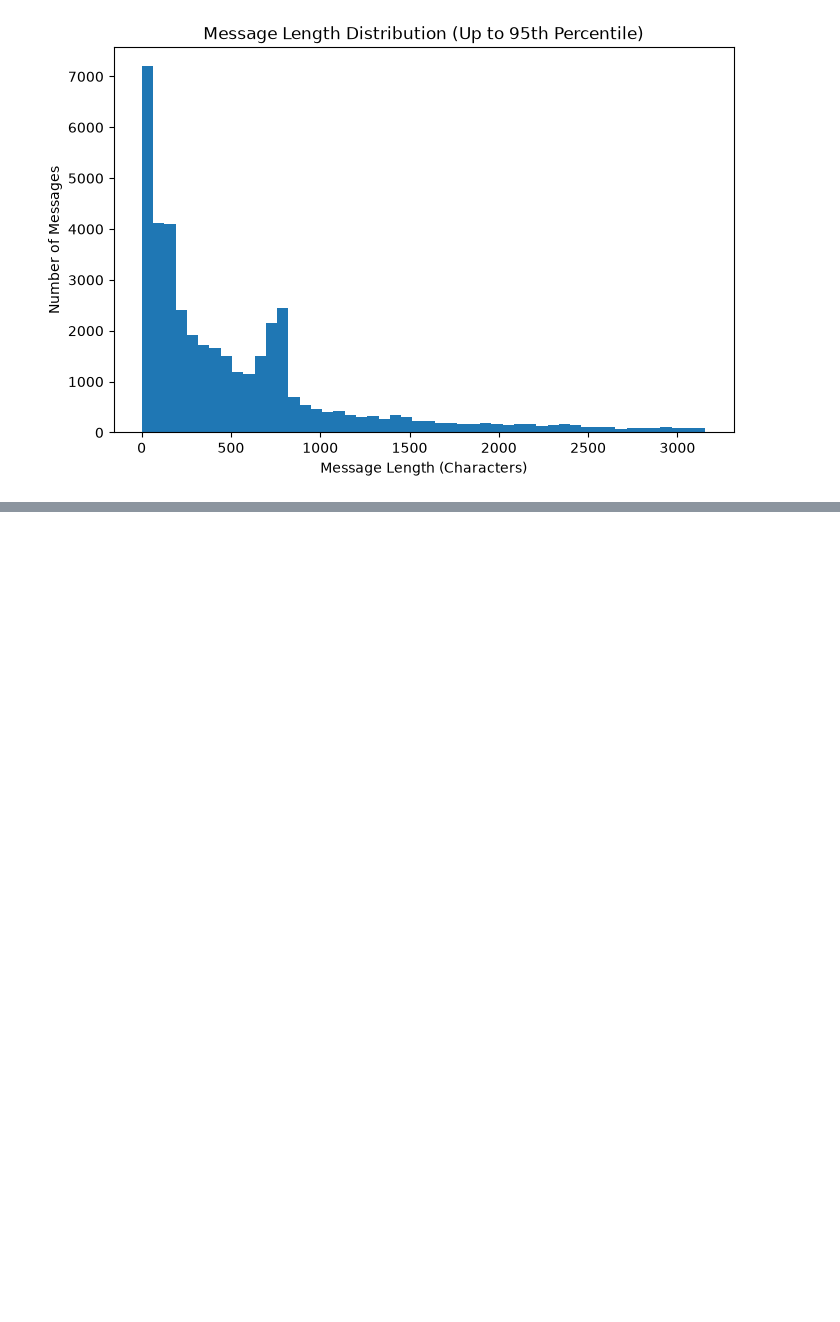
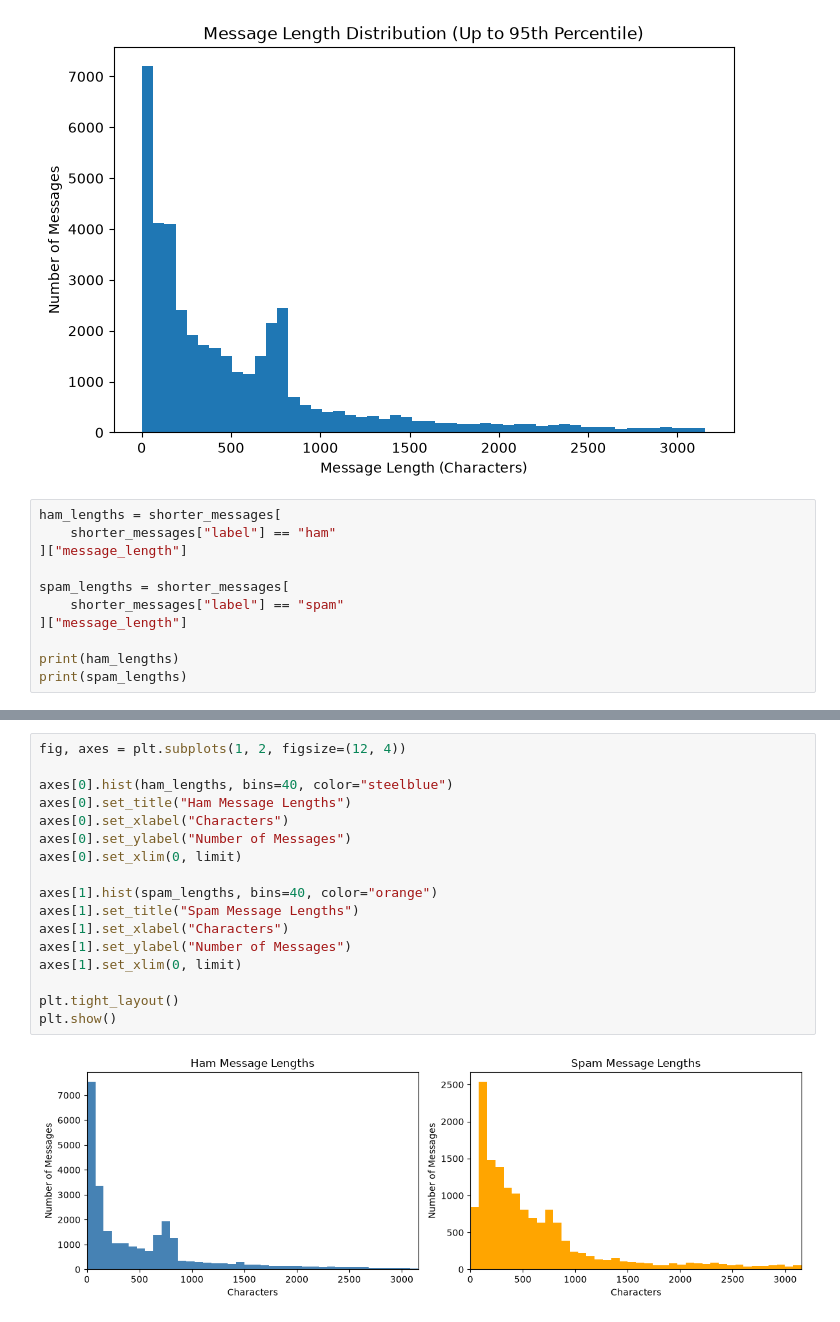
Before and after one commit to Ridwan805/spam-message-detection-ml, a Jupyter notebook: notebooks/spam_detection.ipynb, the cells around one changed output, grey strips where cells are left out. Cells and saved outputs as stored; diff of their text form; blank space fills up the shorter version.

Commit message:
Add message length visualization and IQR outlier analysis

```diff
--- a/notebooks/spam_detection.ipynb
+++ b/notebooks/spam_detection.ipynb
@@ -369,3 +386,14 @@ plt.title("Message Length Distribution (Up to 95th Percentile)")
 plt.show()
 # %% [output]
 [figure]
+# %%
+ham_lengths = shorter_messages[
+    shorter_messages["label"] == "ham"
+]["message_length"]
+
+spam_lengths = shorter_messages[
+    shorter_messages["label"] == "spam"
+]["message_length"]
+
+print(ham_lengths)
+print(spam_lengths)
@@ -371,0 +418,19 @@ plt.show()
+# %%
+fig, axes = plt.subplots(1, 2, figsize=(12, 4))
+
+axes[0].hist(ham_lengths, bins=40, color="steelblue")
+axes[0].set_title("Ham Message Lengths")
+axes[0].set_xlabel("Characters")
+axes[0].set_ylabel("Number of Messages")
+axes[0].set_xlim(0, limit)
+
+axes[1].hist(spam_lengths, bins=40, color="orange")
+axes[1].set_title("Spam Message Lengths")
+axes[1].set_xlabel("Characters")
+axes[1].set_ylabel("Number of Messages")
+axes[1].set_xlim(0, limit)
+
+plt.tight_layout()
+plt.show()
+# %% [output]
+[figure, added]
```
Also changed, not shown: parts of 6 cells of this notebook.
